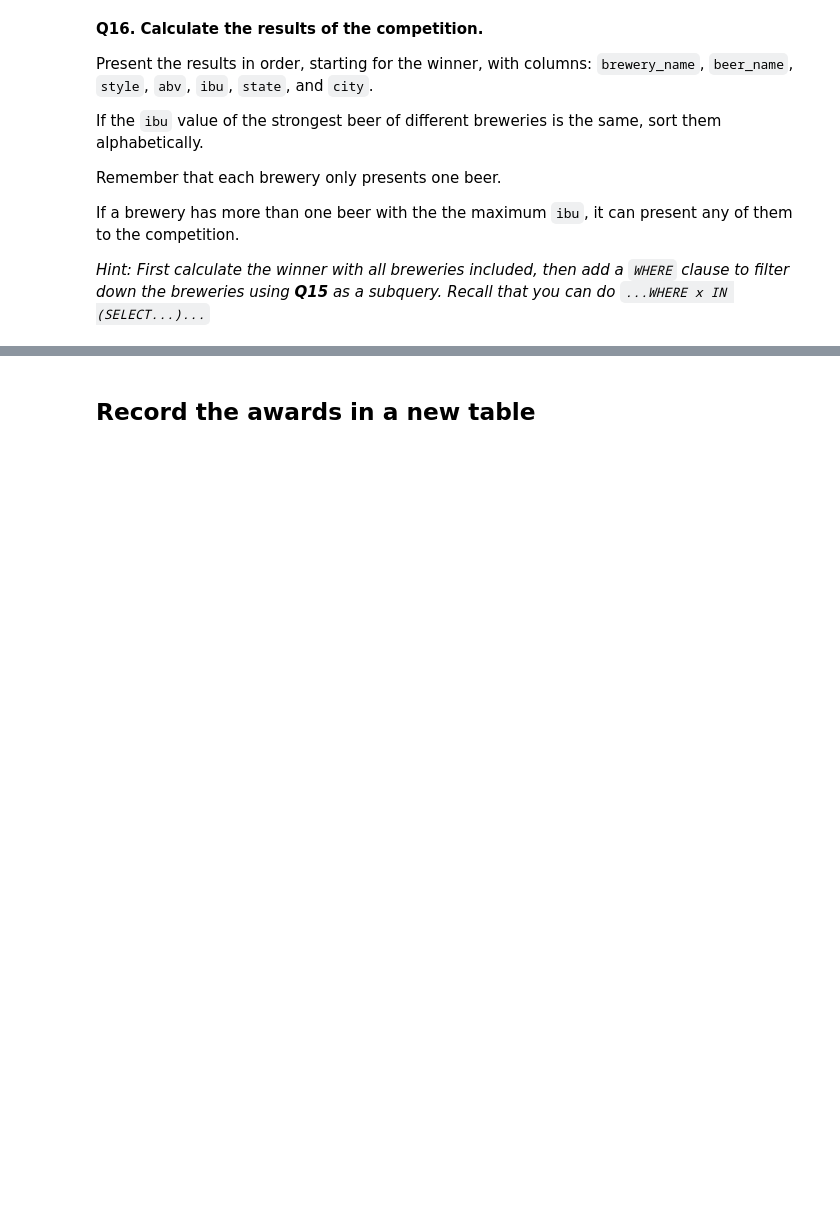
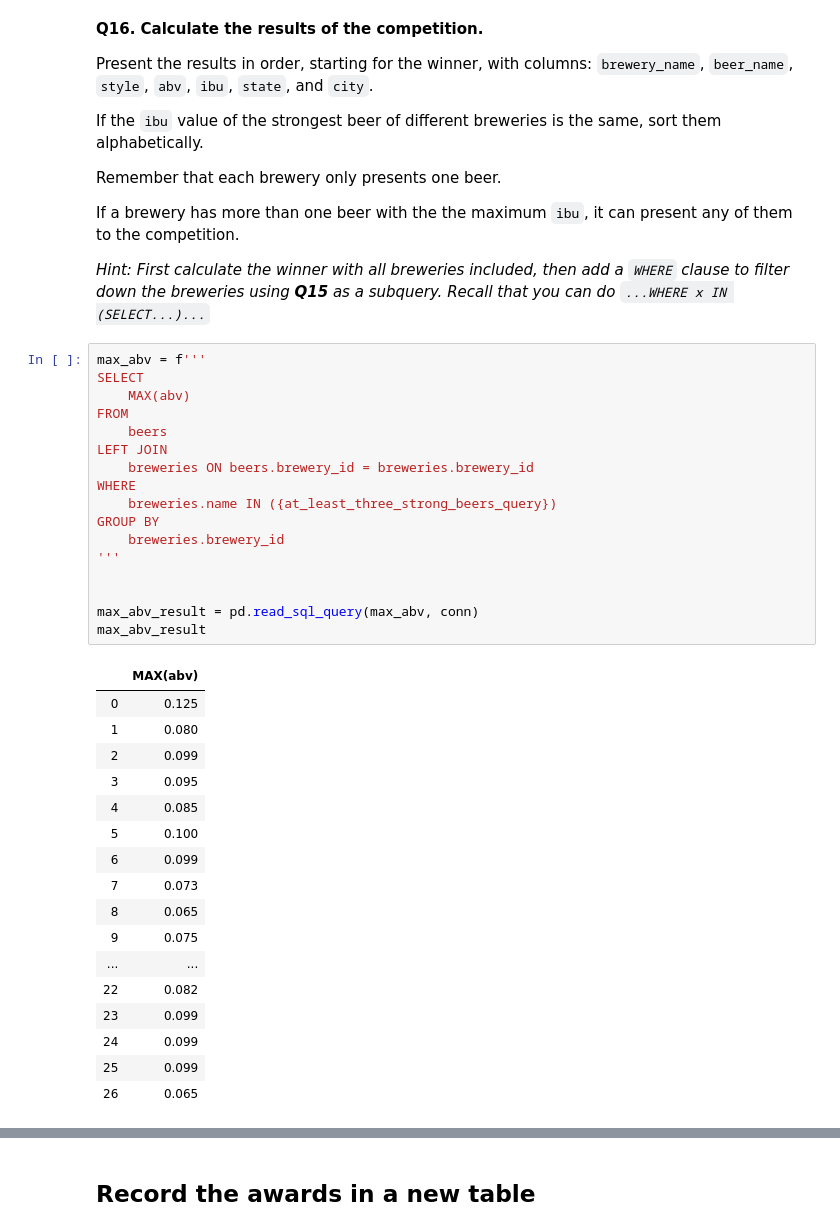
Before and after one commit to Louis-Bad/KATE_module-6, a Jupyter notebook: craft_beer_analysis/craft_beer_analysis.ipynb, the cells around one changed output, grey strips where cells are left out. Cells and saved outputs as stored; diff of their text form; blank space fills up the shorter version.

```diff
--- a/craft_beer_analysis/craft_beer_analysis.ipynb
+++ b/craft_beer_analysis/craft_beer_analysis.ipynb
@@ -545,3 +542,38 @@ Remember that each brewery only presents one beer.
 If a brewery has more than one beer with the the maximum `ibu`, it can present any of them to the competition.
 
 _Hint: First calculate the winner with all breweries included, then add a `WHERE` clause to filter down the breweries using **Q15** as a subquery. Recall that you can do `...WHERE x IN (SELECT...)...`_
+# %%
+max_abv = f'''
+SELECT
+    MAX(abv)
+FROM
+    beers
+LEFT JOIN
+    breweries ON beers.brewery_id = breweries.brewery_id
+WHERE
+    breweries.name IN ({at_least_three_strong_beers_query})
+GROUP BY
+    breweries.brewery_id
+'''
+
+
+max_abv_result = pd.read_sql_query(max_abv, conn)
+max_abv_result
+# %% [output]
+|  | MAX(abv) |
+| 0 | 0.125 |
+| 1 | 0.080 |
+| 2 | 0.099 |
+| 3 | 0.095 |
+| 4 | 0.085 |
+| 5 | 0.100 |
+| 6 | 0.099 |
+| 7 | 0.073 |
+| 8 | 0.065 |
+| 9 | 0.075 |
+| ... | ... |
+| 22 | 0.082 |
+| 23 | 0.099 |
+| 24 | 0.099 |
+| 25 | 0.099 |
+| 26 | 0.065 |
```
Also changed, not shown: parts of 4 cells of this notebook.
